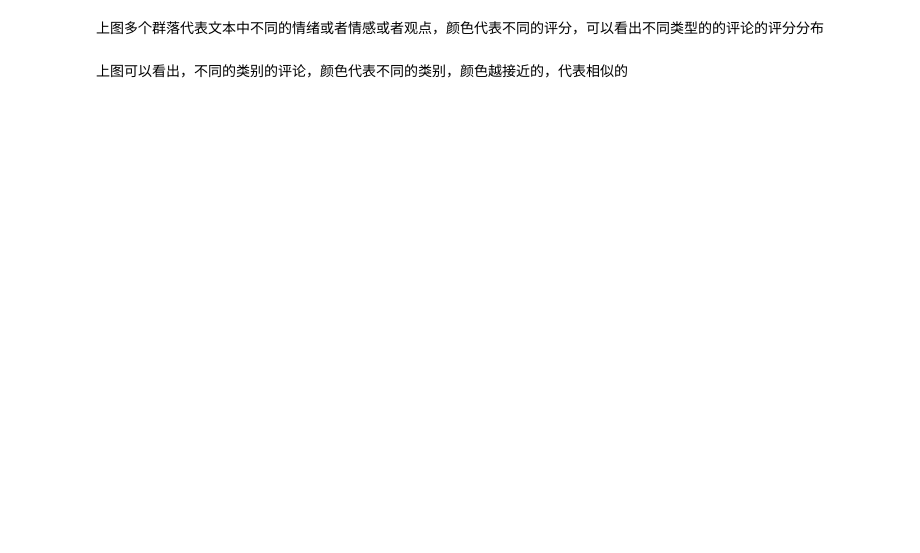
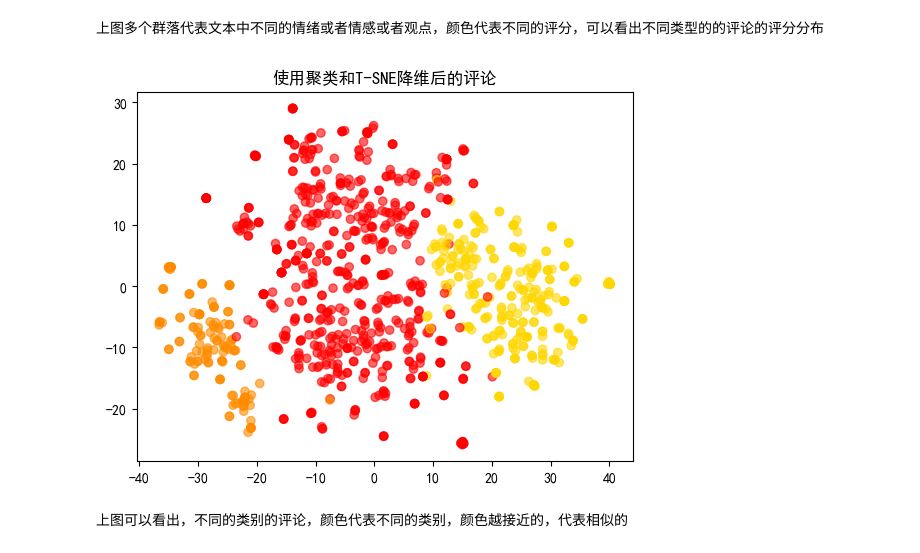
Before and after one commit to Code-Agitator/llm-leanrn-demo, a Jupyter notebook: 1-embedding/1-create_embedding_model.ipynb, the cells around one changed output. Drawn from its saved outputs; the diff is of its cells as text; code cells hidden in the pictures; blank space fills up the shorter version.

```diff
--- a/1-embedding/1-create_embedding_model.ipynb
+++ b/1-embedding/1-create_embedding_model.ipynb
@@ -104,17 +115,19 @@ plt.show()
 # %%
 # 使用KMeans聚类算法可视化结果
 from sklearn.cluster import KMeans
 
 # 3个类别
-km = KMeans(6, init='k-means++', random_state=43, n_init=10)
+km = KMeans(3, init='k-means++', random_state=43, n_init=10)
 km.fit(matrix)
 # 表示0 1 2 表示三个类别
 df['kmeans_label'] = km.labels_
-colors = ["red", "darkorange", "gold", "turquoise", "darkgreen", "blue"]
+colors = ["red", "darkorange", "gold"]
 color_map = matplotlib.colors.ListedColormap(colors)
 colors_indexes = df['kmeans_label'].values
 plt.scatter(x=x, y=y, c=colors_indexes, cmap=color_map, alpha=0.6)
 plt.title('使用聚类和T-SNE降维后的评论')
 plt.show()
+# %% [output]
+[figure, added]
 # %% [markdown]
 上图可以看出，不同的类别的评论，颜色代表不同的类别，颜色越接近的，代表相似的
```
Also changed, not shown: parts of 4 cells of this notebook, 2 other files.
